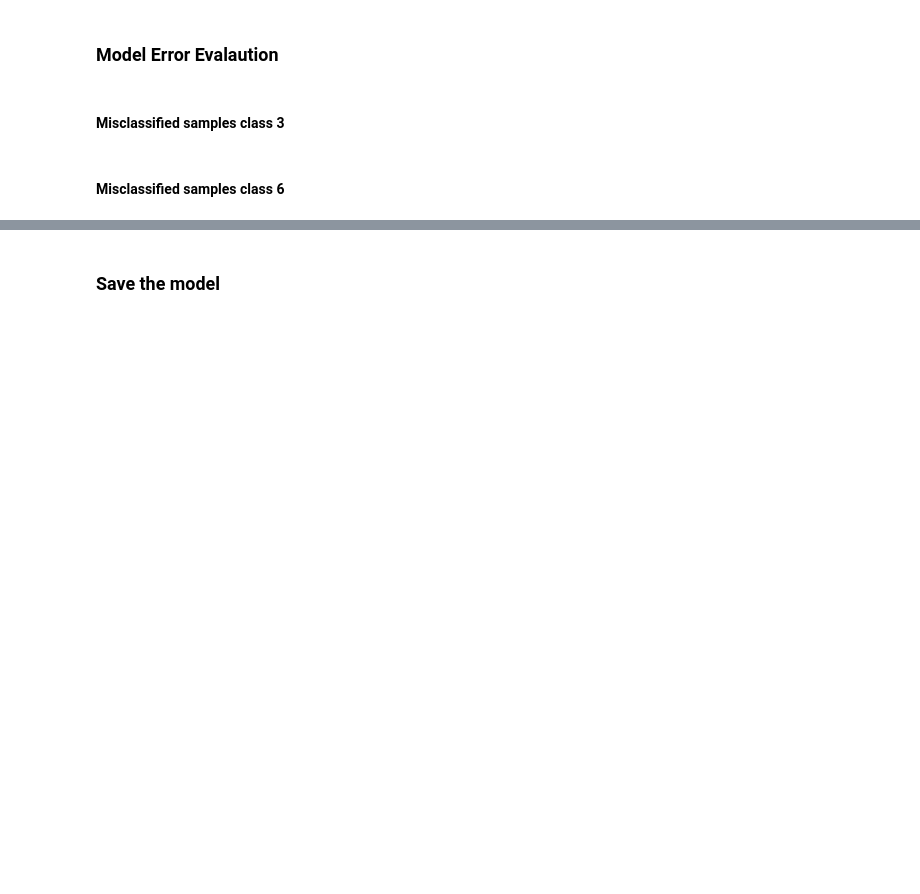
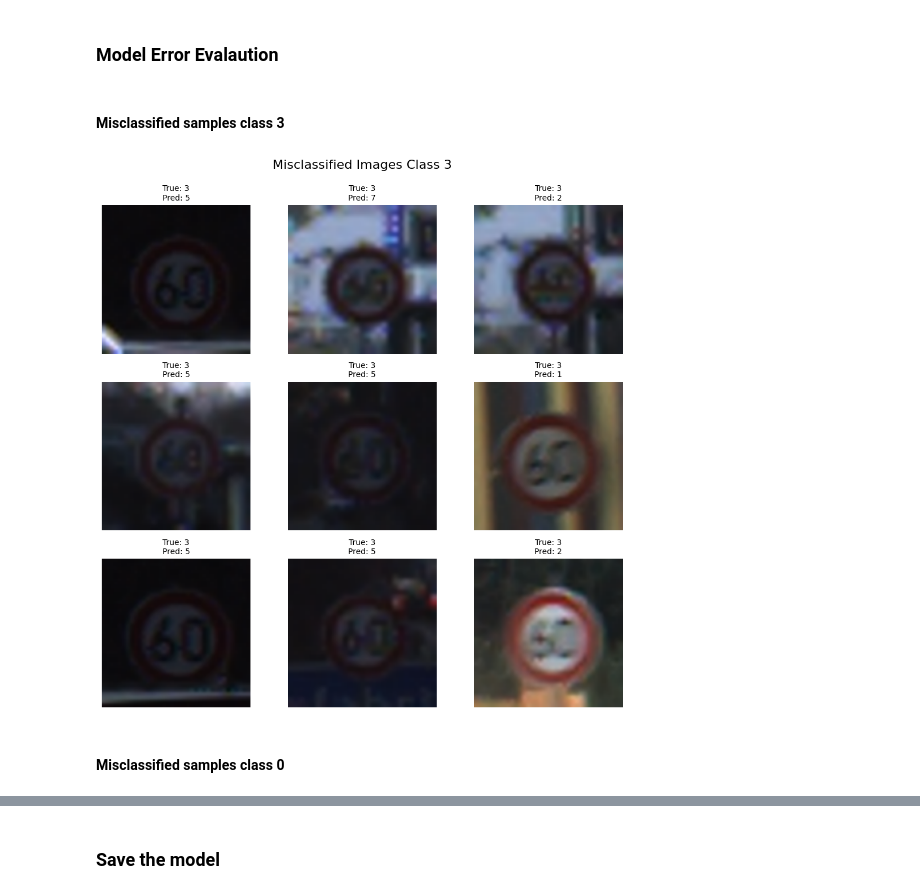
Before and after one commit to GordonHeg/Machine-Learning-Group-Assignment-Transfer-Learning-, a Jupyter notebook: TransferLearning.ipynb, the cells around one changed output, grey strips where cells are left out. Saved outputs shown, nothing was run; the diff lists cells and outputs as text; code cells hidden in the pictures; blank space fills up the shorter version.

```diff
--- a/TransferLearning.ipynb
+++ b/TransferLearning.ipynb
@@ -288,6 +286,6 @@ from tensorflow.keras.losses import CategoricalCrossentropy
 
 loss_fn = CategoricalCrossentropy()
 
-model.compile(optimizer=Adam(), loss=loss_fn, metrics=['accuracy'])
+model.compile(optimizer=Adam(), loss=loss_fn, metrics=['auc'])
 
 model.summary()
@@ -302,7 +324,7 @@ csv_logger = CSVLogger('training_log.csv')
 # Train the model using the generators
 history = model.fit(
     train_gen,
-    epochs=30,
+    epochs=25,
     validation_data=val_gen,
     callbacks=[checkpoint, early_stopping, csv_logger],
     verbose=1
@@ -385,34 +458,43 @@ plt.show()
 # %% [markdown]
 ### Model Error Evalaution
 # %%
-# misclassified samples
+# Filter misclassified samples
 misclassified_indices = np.where(y_test != test_classes)[0]
+misclassified_0 = [i for i in misclassified_indices if y_test[i] == 0]
+misclassified_3 = [i for i in misclassified_indices if y_test[i] == 3]
 
-# Filter misclassified samples for classes 3 and 6
-misclassified_3 = [i for i in misclassified_indices if y_test[3]]
-misclassified_6 = [i for i in misclassified_indices if y_test[6]]
-
-# Optionally, if you want to examine these samples
+# Extract misclassified images
 misclassified_samples_3 = X_test[misclassified_3]
-misclassified_samples_6 = X_test[misclassified_3]
+misclassified_samples_0 = X_test[misclassified_0]
 # %% [markdown]
 #### Misclassified samples class 3
 # %%
-# Example of 10 images of class 3 that are misclassifed
-for i in range(len(misclassified_3)):
+# Example of 9 images of class 3 that are misclassifed
+fig, axes = plt.subplots(3, 3, figsize=(10, 10))
+fig.suptitle("Misclassified Images Class 3", fontsize=16)
+
+for i in range(9):
     idx = misclassified_3[i]
-    image = misclassified_samples[i]
+    image = misclassified_samples_3[i]
     true_label = y_test[idx]
     predicted_label = test_classes[idx]
-    if i == 10:
-        break
+
     # Reverse normalization and convert the image back to uint8
     image = image * 255
     image = image.astype('uint8')
 
-    plt.imshow(image)
-    plt.title(f"True label: {true_label}, Predicted: {predicted_label}")
-    plt.show()
+    # Select subplot
+    ax = axes[i // 3, i % 3]
+    ax.imshow(image)
+    ax.set_title(f"True: {true_label}\nPred: {predicted_label}", fontsize=10)
+    ax.axis('off')  #
+
+# Adjust layout and display
+plt.tight_layout()
+plt.subplots_adjust(top=0.9)
+plt.show()
+# %% [output]
+[figure, added]
 # %% [markdown]
-#### Misclassified samples class 6
+#### Misclassified samples class 0
 # %%
```
Also changed, not shown: parts of 16 cells of this notebook.
